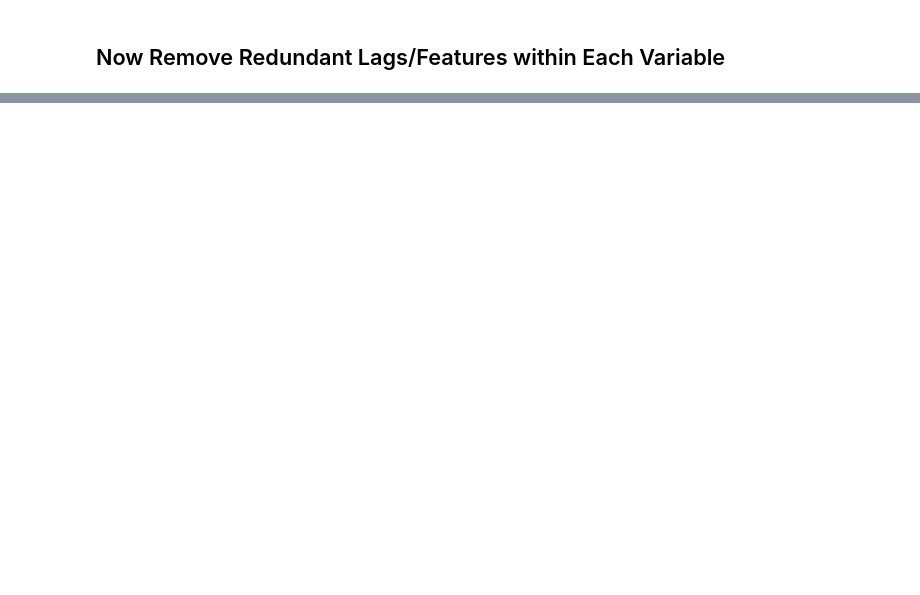
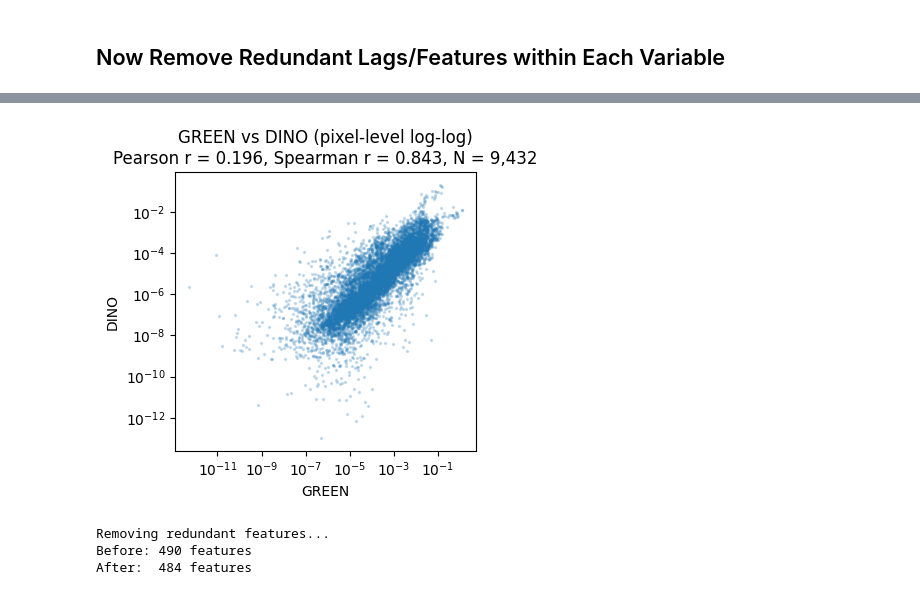
Before and after one commit to decarpenter/primary-productivity, a Jupyter notebook: notebooks/04 Inspect Satellite Data.ipynb, the cells around one changed output, grey strips where cells are left out. Drawn from its saved outputs; the diff is of its cells as text; code cells hidden in the pictures; blank space fills up the shorter version.

Commit message:
Version of Notebook 04 before I clean it up for NASA Proposal

```diff
--- a/notebooks/04 Inspect Satellite Data.ipynb
+++ b/notebooks/04 Inspect Satellite Data.ipynb
@@ -16,17 +16,44 @@ from scipy.spatial.distance import squareform
 satellite_ds = xr.open_zarr('/Users/deliacarpenter/Desktop/Research/primary-productivity/data/merged_satellite_data_4km_daily.zarr')
 
 # Load Integrated NPP Data from CalCOFI Bottle Survey
-npp = pd.read_csv('../data/CalCOFI_IntC14.csv', index_col=0)
+npp = pd.read_csv('../data/CalCOFI_NPP_with_Pbopt.csv', index_col=0)
 npp['Date'] = pd.to_datetime(npp['Date'])
 npp = npp.sort_values(by='Date').reset_index(drop=True)
-npp = npp[npp.Date >= '1997-09-04'].reset_index(drop=True)
+modis_start_date = "2002-07-04"
+npp = npp[npp.Date >= modis_start_date].reset_index(drop=True)
 
-# Load satellite variables, grouped by ecological role / process
+# # Satellite data bounds (in WGS 84 / Plate Carree projection)
+# import os
+# min_lon, max_lon = -125.25, -116.8
+# min_lat, max_lat = 29.3, 36.9
+# # Open MODIS 8-day data
+# search_pattern = os.path.join('../data/modis-8day/processed_yearly', "*.nc")
+# modis_ds = xr.open_mfdataset(search_pattern, combine='by_coords', join='outer')
+# satellite_ds = modis_ds.sel(lat=slice(max_lat, min_lat), lon=slice(min_lon, max_lon))
+# satellite_ds = satellite_ds.rename({'lat': 'latitude', 'lon': 'longitude'})
+# satellite_ds = satellite_ds.resample(time='1D').ffill()
+# satellite_ds
+
+# # Load Integrated NPP Data from CalCOFI Bottle Survey
+# npp = pd.read_csv('../data/CalCOFI_IntC14.csv', index_col=0)
+# npp['Date'] = pd.to_datetime(npp['Date'])
+# npp = npp.sort_values(by='Date').reset_index(drop=True)
+# npp = npp[npp.Date >= '1997-09-04'].reset_index(drop=True)
+
+# Load Integrated NPP Data from CalCOFI Bottle Survey
+npp = pd.read_csv('../data/CalCOFI_IntC14_with_Pbopt.csv', index_col=0)                             ######## changed
+npp['Date'] = pd.to_datetime(npp['Date'])
+npp = npp.sort_values(by='Date').reset_index(drop=True)
+# npp = npp[npp.Date >= '1997-09-04'].reset_index(drop=True)
+modis_start_date = "2002-07-04"                                                                     ######## changed
+npp = npp[npp.Date >= modis_start_date].reset_index(drop=True)                                      ######## changed
+
+# # Load satellite variables, grouped by ecological role / process
 satellite_vars = list(satellite_ds.data_vars)
 
 satellite_data = {}
 for var in satellite_vars:
-    var_data = xr.open_dataset(f'../data/satellite_features/{var}.nc')
+    var_data = xr.open_dataset(f'../data/satellite_features_physiology/{var}.nc')                  ############ changed
     satellite_data[var] = var_data
 # %% [markdown]
 ## Look for Redundant Satellite Variables
@@ -342,11 +412,15 @@ print(high_corr)
+# %%
+plot_correlation('GREEN', 'DINO', satellite_data, stat='variance_0', log_scale=True)
+# %% [output]
+[figure, added]
 # %%
 # Manual removal of redundant variables
 ## - ADT variance (all lags)
 ## - seasonal sin/cos statistics (we just need the value)
 ## - no3:p04 value (correlates with NO3)
 
-remove_list = [('ADT', 'variance_-14'), ('ADT', 'variance_-7'), ('ADT', 'variance_0'), ('ADT', 'variance_7'), ('ADT', 'variance_14'),
-               ('seasonal_sin', 'variance_0'), ('seasonal_cos', 'variance_0'), ('no3:po4', 'value_0')
+remove_list = [('ADT', 'variance_-14'), ('ADT', 'variance_-7'), ('ADT', 'variance_0'), # ('ADT', 'variance_7'), ('ADT', 'variance_14'),
+               ('seasonal_sin', 'variance_0'), ('seasonal_cos', 'variance_0'), ('NO3:PO4', 'value_0')
               ]
 
 print('Removing redundant features...')
@@ -366,6 +440,10 @@ corr_matrix, linkage_matrix = correlation_matrix_full(satellite_data_round3, plo
 # high_corr = pairs[abs(pairs) > threshold].sort_values(ascending=False)
 # print(f"Pairs with correlation > {threshold}:")
 # print(high_corr)
+# %% [output]
+Removing redundant features...
+Before: 490 features
+After:  484 features
 # %%
 # Visualize dendogram of remaining highly correlated variables
 
```
Also changed, not shown: parts of 11 cells of this notebook.
